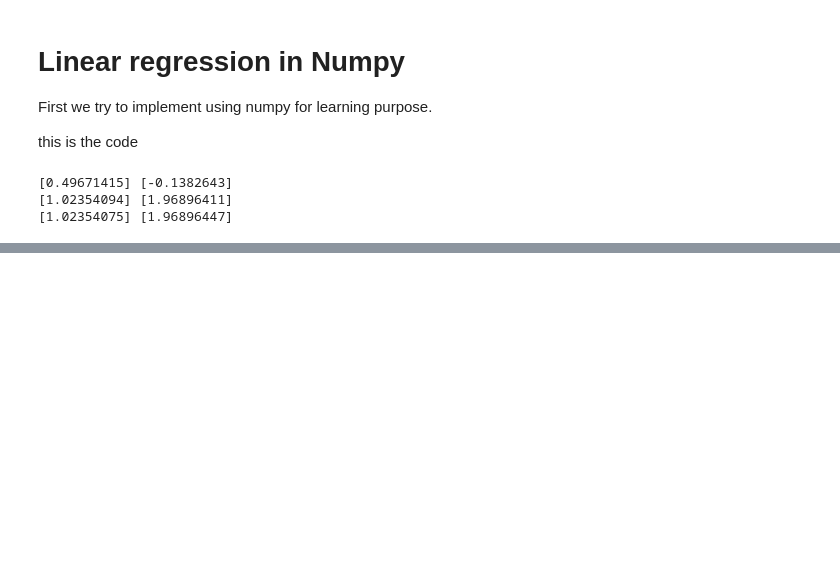
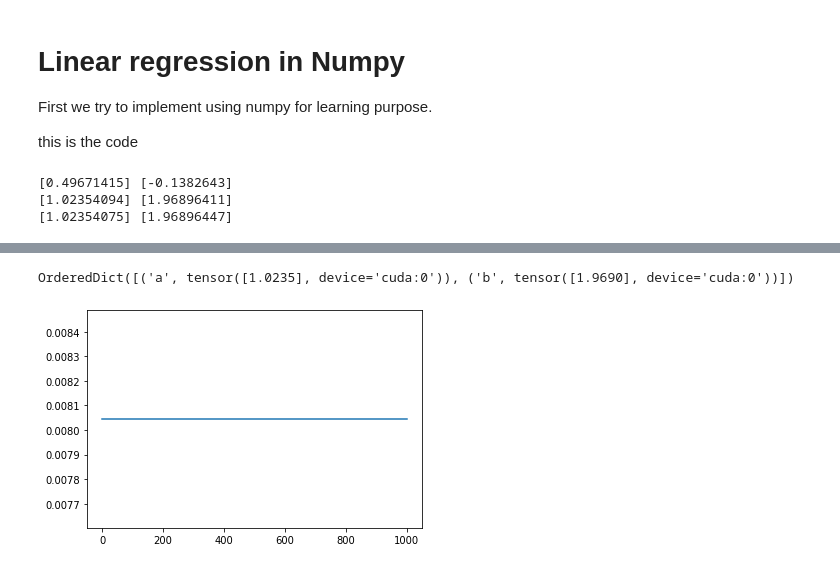
Before and after one commit to farhan0syakir/tutorial-pytorch, a Jupyter notebook: Step by step tutorial.ipynb, the cells around one changed output, grey strips where cells are left out. Cells and saved outputs as stored; diff of their text form; code cells hidden in the pictures; blank space fills up the shorter version.

```diff
--- a/Step by step tutorial.ipynb
+++ b/Step by step tutorial.ipynb
@@ -231,0 +327,9 @@ tensor([1.0235], requires_grad=True) tensor([1.9690], requires_grad=True)
+# %%
+
+torch.manual_seed(42)
+a = torch.randn(1, requires_grad=True, dtype=torch.float, device=device)
+b = torch.randn(1, requires_grad=True, dtype=torch.float, device=device)
+
+yhat = a + b * x_train_tensor
+error = y_train_tensor - yhat
+loss = (error ** 2).mean()
@@ -231,0 +540,40 @@ tensor([1.0235], requires_grad=True) tensor([1.9690], requires_grad=True)
+# %%
+def make_train_step(model, loss_fn, optimizer):
+    # Builds function that performs a step in the train loop
+    def train_step(x, y):
+        # Sets model to TRAIN mode
+        model.train()
+        # Makes predictions
+        yhat = model(x)
+        # Computes loss
+        loss = loss_fn(y, yhat)
+        # Computes gradients
+        loss.backward()
+        # Updates parameters and zeroes gradients
+        optimizer.step()
+        optimizer.zero_grad()
+        # Returns the loss
+        return loss.item()
+
+    # Returns the function that will be called inside the train loop
+    return train_step
+
+# Creates the train_step function for our model, loss function and optimizer
+train_step = make_train_step(model, loss_fn, optimizer)
+losses = []
+
+# For each epoch...
+for epoch in range(n_epochs):
+    # Performs one train step and returns the corresponding loss
+    loss = train_step(x_train_tensor, y_train_tensor)
+    losses.append(loss)
+
+# Checks model's parameters
+print(model.state_dict())
+# %% [output]
+OrderedDict([('a', tensor([1.0235], device='cuda:0')), ('b', tensor([1.9690], device='cuda:0'))])
+# %%
+plt.plot(losses)
+plt.show()
+# %% [output]
+[figure, added]
```
Also changed, not shown: parts of 27 cells of this notebook.
